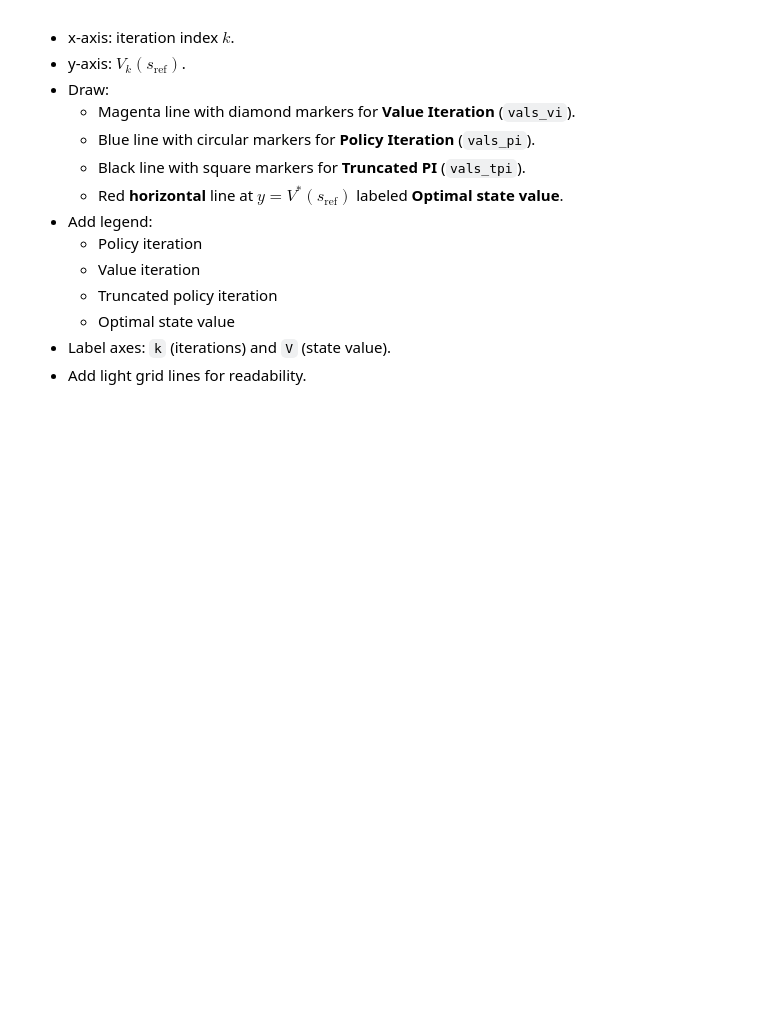
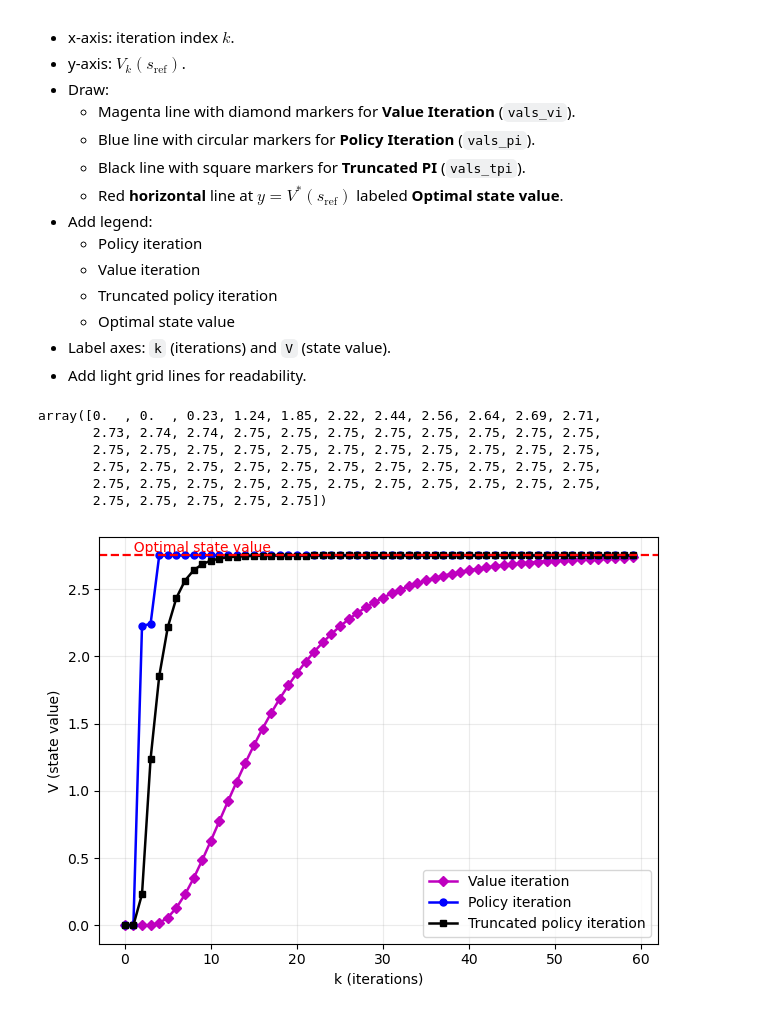
Before and after one commit to manyouma/DRL_sztu, a Jupyter notebook: labs/Lab04_frozenLake_VI_PI_sol.ipynb, the cells around one changed output. Saved outputs shown, nothing was run; the diff lists cells and outputs as text; code cells hidden in the pictures; blank space fills up the shorter version.

```diff
--- a/labs/Lab04_frozenLake_VI_PI_sol.ipynb
+++ b/labs/Lab04_frozenLake_VI_PI_sol.ipynb
@@ -250,3 +174,18 @@ $$
 - Implement value iteration with your transition model `P_all_prob` and rewards.
 - Print the **optimal state values**.
 - Print the **optimal policy** as action indices (0 = LEFT, 1 = DOWN, 2 = RIGHT, 3 = UP).
+# %%
+# Initialize the original value
+V_0 = np.zeros_like(Reward, dtype=float)
+V_new = np.zeros_like(V_0, dtype=float)
+NUM_ITER = 150
+NUM_ACT = P_all.shape[0]
+for i_step in np.arange(NUM_ITER):
+    for i_state in np.arange(n_states):
+        action_values = np.zeros((4,), dtype=float)
+        for i_action in np.arange(NUM_ACT):
+            action_values[i_action] = gamma * np.sum(P_all[i_action][i_state] * V_0) + Reward[i_state]
+        V_new[i_state] = np.max(action_values)
+    V_0 = V_new
+    if np.mod(i_step, 10) ==0:
+        print(f"iter:{i_step}, values: {V_new}")
@@ -317,0 +341,49 @@ same MDP (e.g., your FrozenLake map).
+# %%
+output_state0_value(5)
+# %% [output]
+array([0.  , 0.  , 0.23, 1.24, 1.85, 2.22, 2.44, 2.56, 2.64, 2.69, 2.71,
+       2.73, 2.74, 2.74, 2.75, 2.75, 2.75, 2.75, 2.75, 2.75, 2.75, 2.75,
+       2.75, 2.75, 2.75, 2.75, 2.75, 2.75, 2.75, 2.75, 2.75, 2.75, 2.75,
+       2.75, 2.75, 2.75, 2.75, 2.75, 2.75, 2.75, 2.75, 2.75, 2.75, 2.75,
+       2.75, 2.75, 2.75, 2.75, 2.75, 2.75, 2.75, 2.75, 2.75, 2.75, 2.75,
+       2.75, 2.75, 2.75, 2.75, 2.75])
+# %%
+vals_vi = output_state0_value(1)
+vals_pi = output_state0_value(30)
+vals_tpi = output_state0_value(5)
+V_star = vals_pi[-1]
+# %%
+import matplotlib.pyplot as plt
+
+plt.figure()
+
+# Value Iteration: magenta line with diamond markers
+plt.plot(np.arange(len(vals_vi)),  vals_vi,
+         marker='D', linestyle='-', linewidth=1.8, markersize=5,
+         color='m', label='Value iteration')
+
+# Policy Iteration: blue line with circular markers
+plt.plot(np.arange(len(vals_pi)),  vals_pi,
+         marker='o', linestyle='-', linewidth=1.8, markersize=5,
+         color='b', label='Policy iteration')
+
+# Truncated Policy Iteration: black line with square markers
+plt.plot(np.arange(len(vals_tpi)), vals_tpi,
+         marker='s', linestyle='-', linewidth=1.8, markersize=5,
+         color='k', label='Truncated policy iteration')
+
+# Optimal state value: red horizontal line
+y = float(V_star)
+plt.axhline(y=y, color='r', linestyle='--', linewidth=1.6)
+plt.text(0.01, y, '  Optimal state value', color='r', va='bottom')
+
+plt.xlabel('k (iterations)')
+plt.ylabel('V (state value)')
+
+
+plt.grid(True, which='both', alpha=0.25)
+plt.legend()
+plt.tight_layout()
+plt.show()
+# %% [output]
+[figure, added]
```
Also changed, not shown: parts of 7 cells of this notebook.
